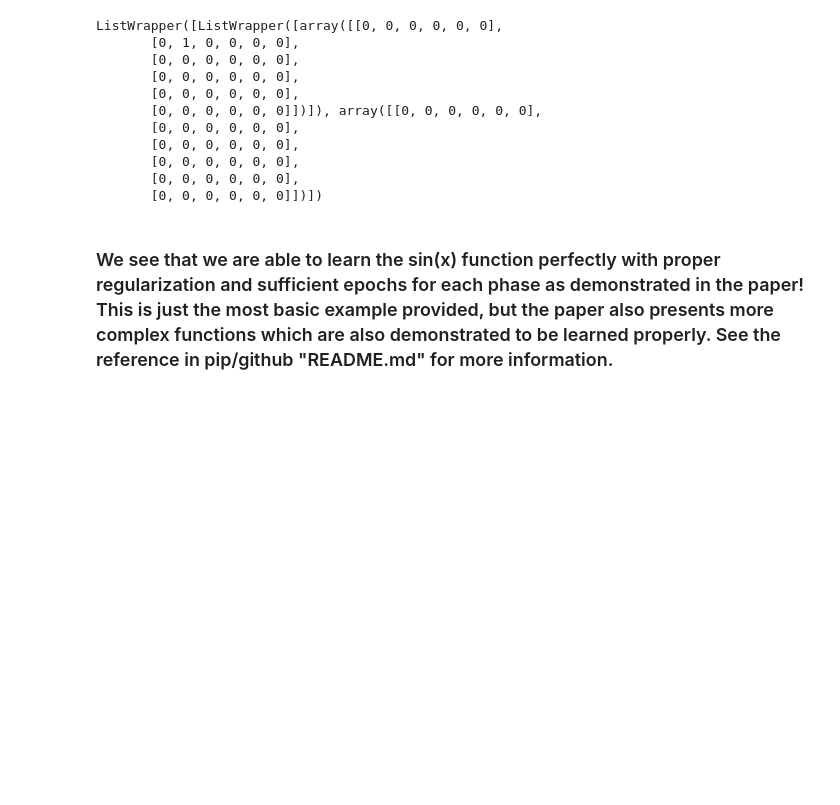
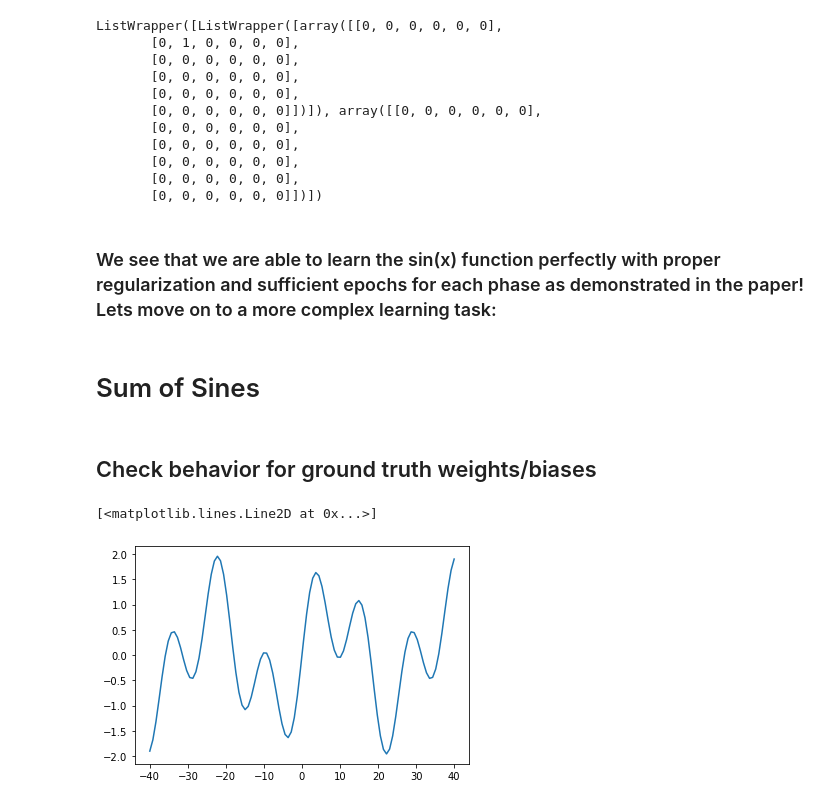
Before and after one commit to KristofPusztai/EQL, a Jupyter notebook: Jupyter Notebooks/EQLtest.ipynb, the cells around one changed output. Drawn from its saved outputs; the diff is of its cells as text; code cells hidden in the pictures; blank space fills up the shorter version.

Commit message:
sum of sines

```diff
--- a/Jupyter Notebooks/EQLtest.ipynb
+++ b/Jupyter Notebooks/EQLtest.ipynb
@@ -128,4 +129,15 @@ ListWrapper([ListWrapper([array([[0, 0, 0, 0, 0, 0],
        [0, 0, 0, 0, 0, 0],
        [0, 0, 0, 0, 0, 0]])])
 # %% [markdown]
-### We see that we are able to learn the sin(x) function perfectly with proper regularization and sufficient epochs for each phase as demonstrated in the paper! This is just the most basic example provided, but the paper also presents more complex functions which are also demonstrated to be learned properly. See the reference in pip/github "README.md" for more information.
+### We see that we are able to learn the sin(x) function perfectly with proper regularization and sufficient epochs for each phase as demonstrated in the paper! Lets move on to a more complex learning task:
+# %% [markdown]
+# Sum of Sines
+# %% [markdown]
+## Check behavior for ground truth weights/biases
+# %%
+x = np.linspace(-40,40, 100)
+y = np.sin(0.2*x) + np.sin(0.5*x)
+plt.plot(x, y)
+# %% [output]
+[<matplotlib.lines.Line2D at 0x...>]
+[figure, added]
```
Also changed, not shown: parts of 29 cells of this notebook, 1 other file.
